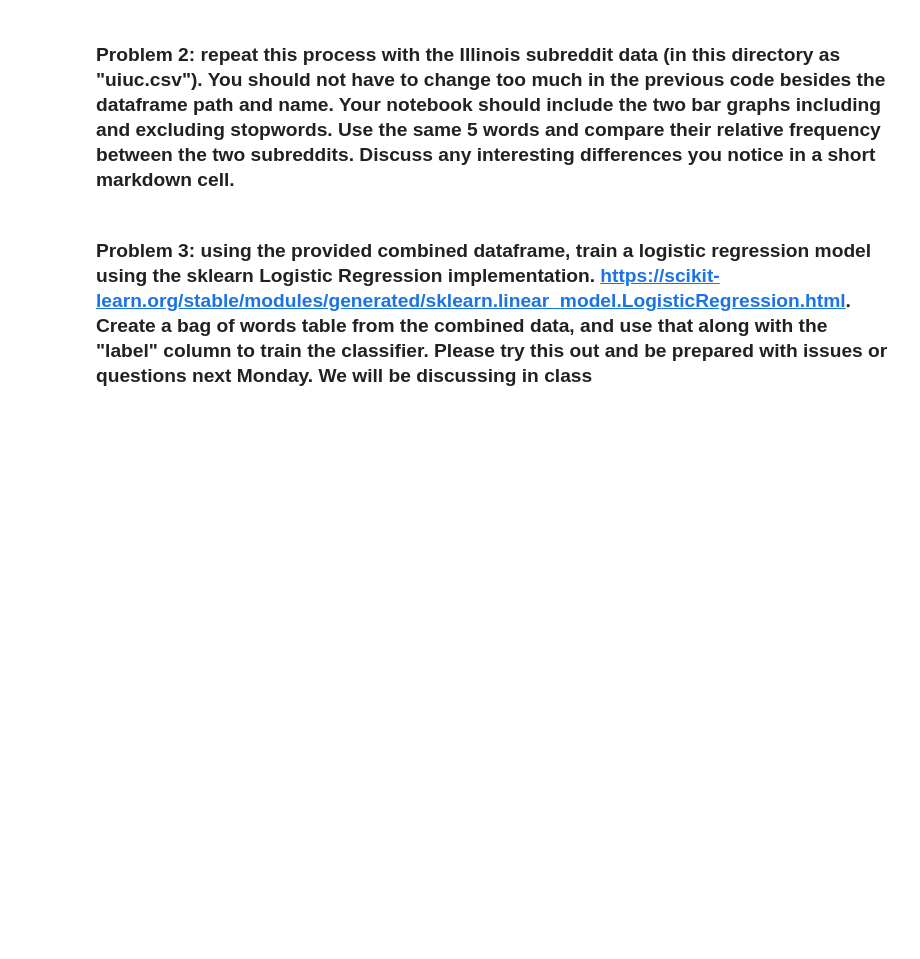
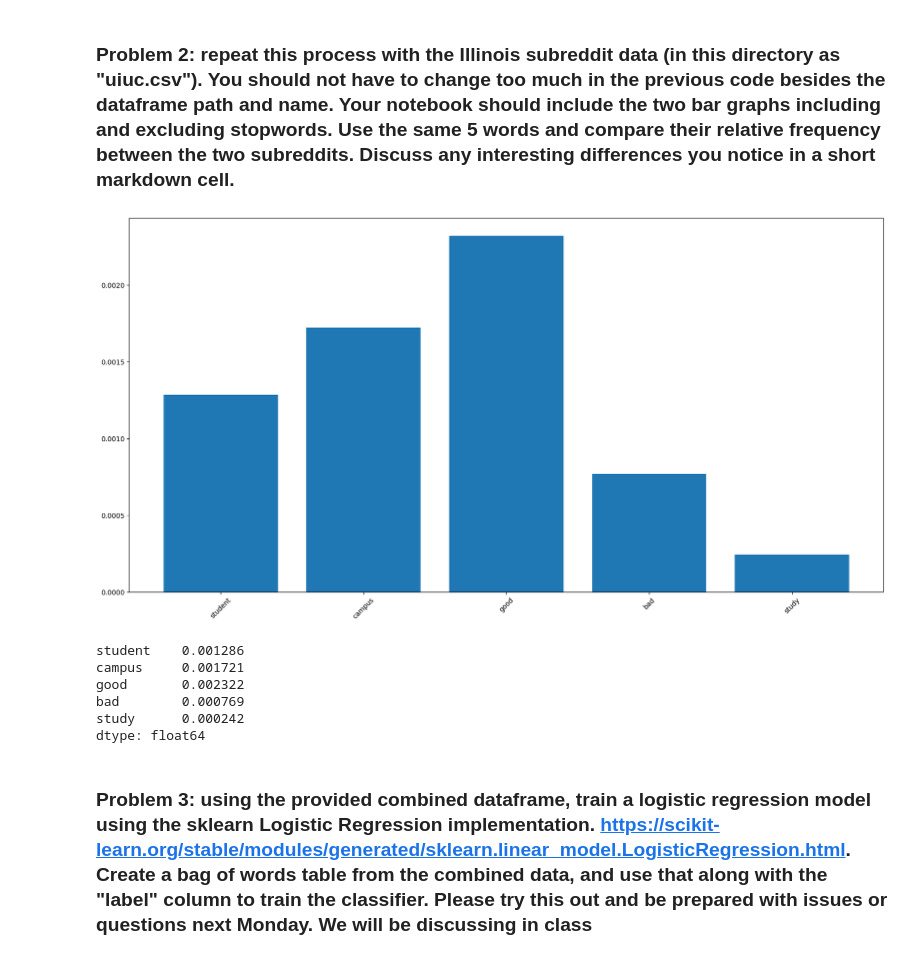
Before and after one commit to ritorito4444/project1-counting-words, a Jupyter notebook: project1.ipynb, the cells around one changed output. Cells and saved outputs as stored; diff of their text form; code cells hidden in the pictures; blank space fills up the shorter version.

```diff
--- a/project1.ipynb
+++ b/project1.ipynb
@@ -254,0 +271,43 @@ uiuc=pd.read_csv("uiuc.csv")
+# %%
+uiuc=pd.read_csv("uiuc.csv")
+
+uiuc
+
+def clean(uiuc):
+    #remove newline and space characters
+    uiuc = ' '.join(uiuc.split())
+    #convert the text to lowercase
+    uiuc = uiuc.lower()
+    #remove punctuation
+    uiuc = ''.join([char for char in uiuc if char.isalpha() or char.isspace()])
+    return uiuc
+
+uiuc['cleaned_text'] = uiuc['text'].apply(clean)
+
+vectorizer = CountVectorizer()
+bag_of_words = vectorizer.fit_transform(uiuc['cleaned_text'])
+
+
+bow_df = pd.DataFrame(bag_of_words.toarray(), columns=vectorizer.get_feature_names_out())
+word_counts = bow_df.sum()
+word_counts = word_counts.sort_values(ascending=False)
+word_counts
+
+word_counts = word_counts / word_counts.sum()
+
+
+plt.figure(figsize=(20,10))
+plt.bar(plot_list.index, plot_list.values)
+plt.xticks(rotation=45)
+plt.show()
+
+plot_list=word_counts[["student", "campus", "good", "bad", "study"]]
+plot_list
+# %% [output]
+[figure, added]
+student    0.001286
+campus     0.001721
+good       0.002322
+bad        0.000769
+study      0.000242
+dtype: float64
```
Also changed, not shown: parts of 10 cells of this notebook.
